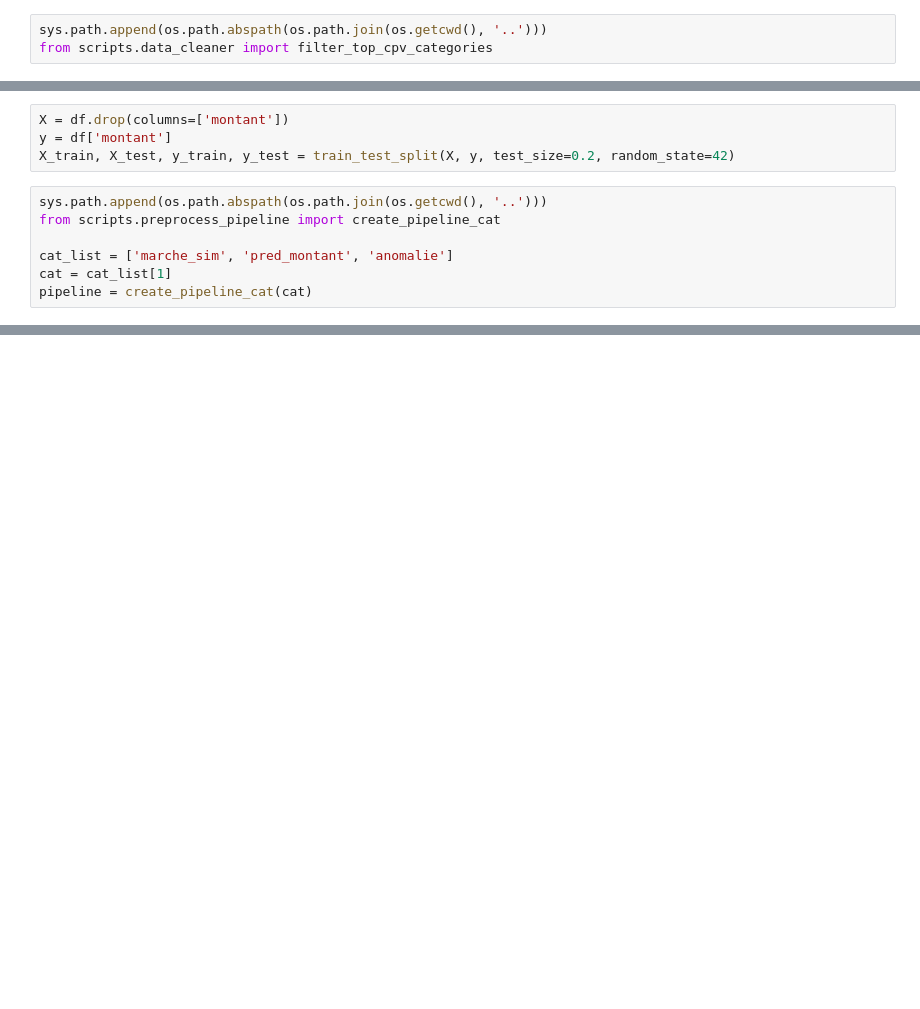
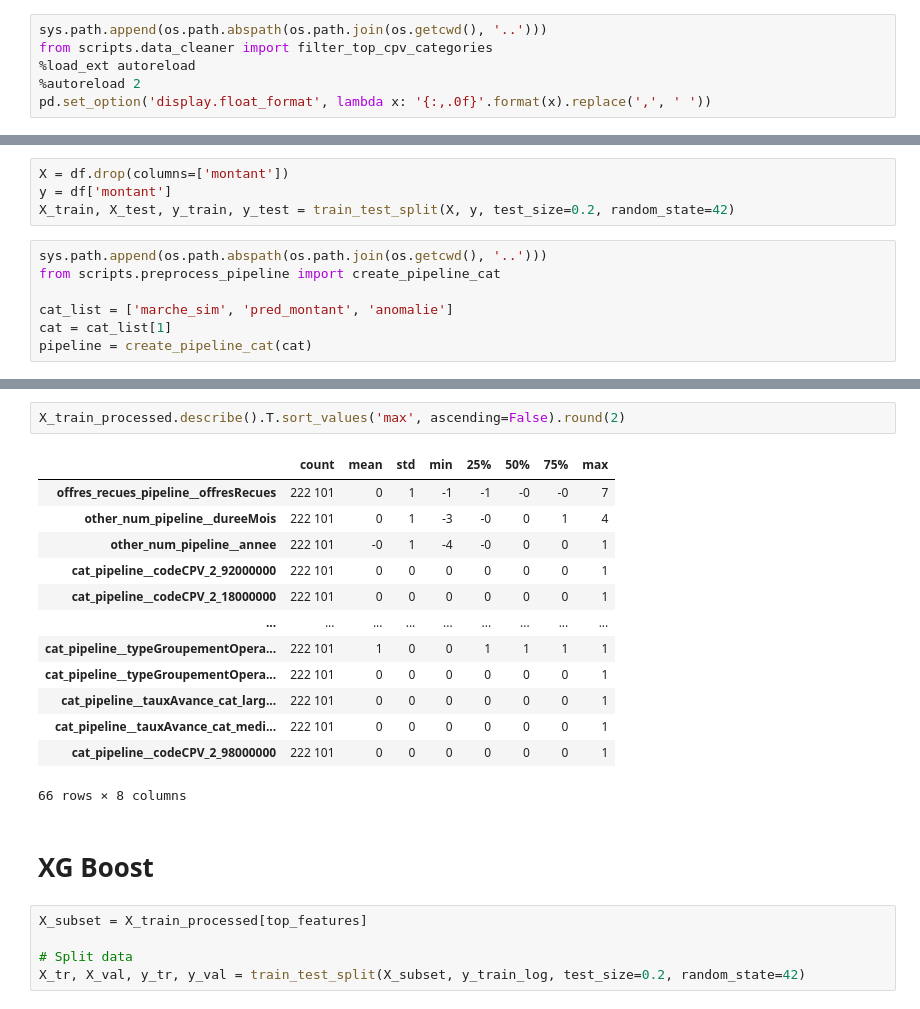
Before and after one commit to RonanB400/decp_ml, a Jupyter notebook: notebooks/JH_process-and-model.ipynb, the cells around one changed output, grey strips where cells are left out. Saved outputs shown, nothing was run; the diff lists cells and outputs as text; blank space fills up the shorter version.

```diff
--- a/notebooks/JH_process-and-model.ipynb
+++ b/notebooks/JH_process-and-model.ipynb
@@ -5,3 +12,6 @@ import pandas as pd
 # %%
 sys.path.append(os.path.abspath(os.path.join(os.getcwd(), '..')))
 from scripts.data_cleaner import filter_top_cpv_categories
+%load_ext autoreload
+%autoreload 2
+pd.set_option('display.float_format', lambda x: '{:,.0f}'.format(x).replace(',', ' '))
@@ -58,0 +188,23 @@ pipeline.fit_transform(X_train, y_train)
+# %%
+X_train_processed.describe().T.sort_values('max', ascending=False).round(2)
+# %% [output]
+|  | count | mean | std | min | 25% | 50% | 75% | max |
+| offres_recues_pipeline__offresRecues | 222 101 | 0 | 1 | -1 | -1 | -0 | -0 | 7 |
+| other_num_pipeline__dureeMois | 222 101 | 0 | 1 | -3 | -0 | 0 | 1 | 4 |
+| other_num_pipeline__annee | 222 101 | -0 | 1 | -4 | -0 | 0 | 0 | 1 |
+| cat_pipeline__codeCPV_2_92000000 | 222 101 | 0 | 0 | 0 | 0 | 0 | 0 | 1 |
+| cat_pipeline__codeCPV_2_18000000 | 222 101 | 0 | 0 | 0 | 0 | 0 | 0 | 1 |
+| ... | ... | ... | ... | ... | ... | ... | ... | ... |
+| cat_pipeline__typeGroupementOpera... | 222 101 | 1 | 0 | 0 | 1 | 1 | 1 | 1 |
+| cat_pipeline__typeGroupementOpera... | 222 101 | 0 | 0 | 0 | 0 | 0 | 0 | 1 |
+| cat_pipeline__tauxAvance_cat_larg... | 222 101 | 0 | 0 | 0 | 0 | 0 | 0 | 1 |
+| cat_pipeline__tauxAvance_cat_medi... | 222 101 | 0 | 0 | 0 | 0 | 0 | 0 | 1 |
+| cat_pipeline__codeCPV_2_98000000 | 222 101 | 0 | 0 | 0 | 0 | 0 | 0 | 1 |
+66 rows × 8 columns
+# %% [markdown]
+# XG Boost
+# %%
+X_subset = X_train_processed[top_features]
+
+# Split data
+X_tr, X_val, y_tr, y_val = train_test_split(X_subset, y_train_log, test_size=0.2, random_state=42)
```
Also changed, not shown: parts of 24 cells of this notebook.
